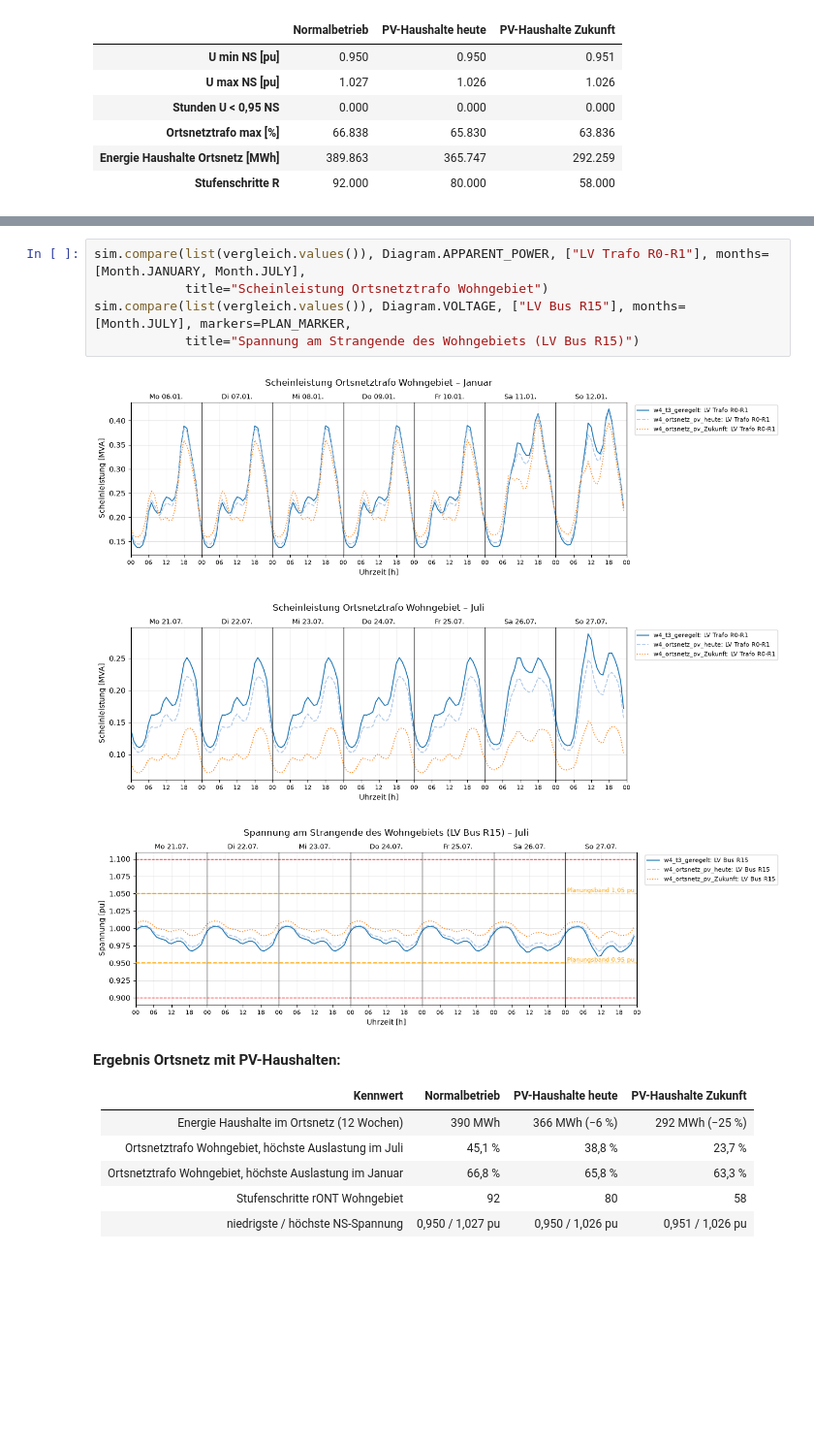
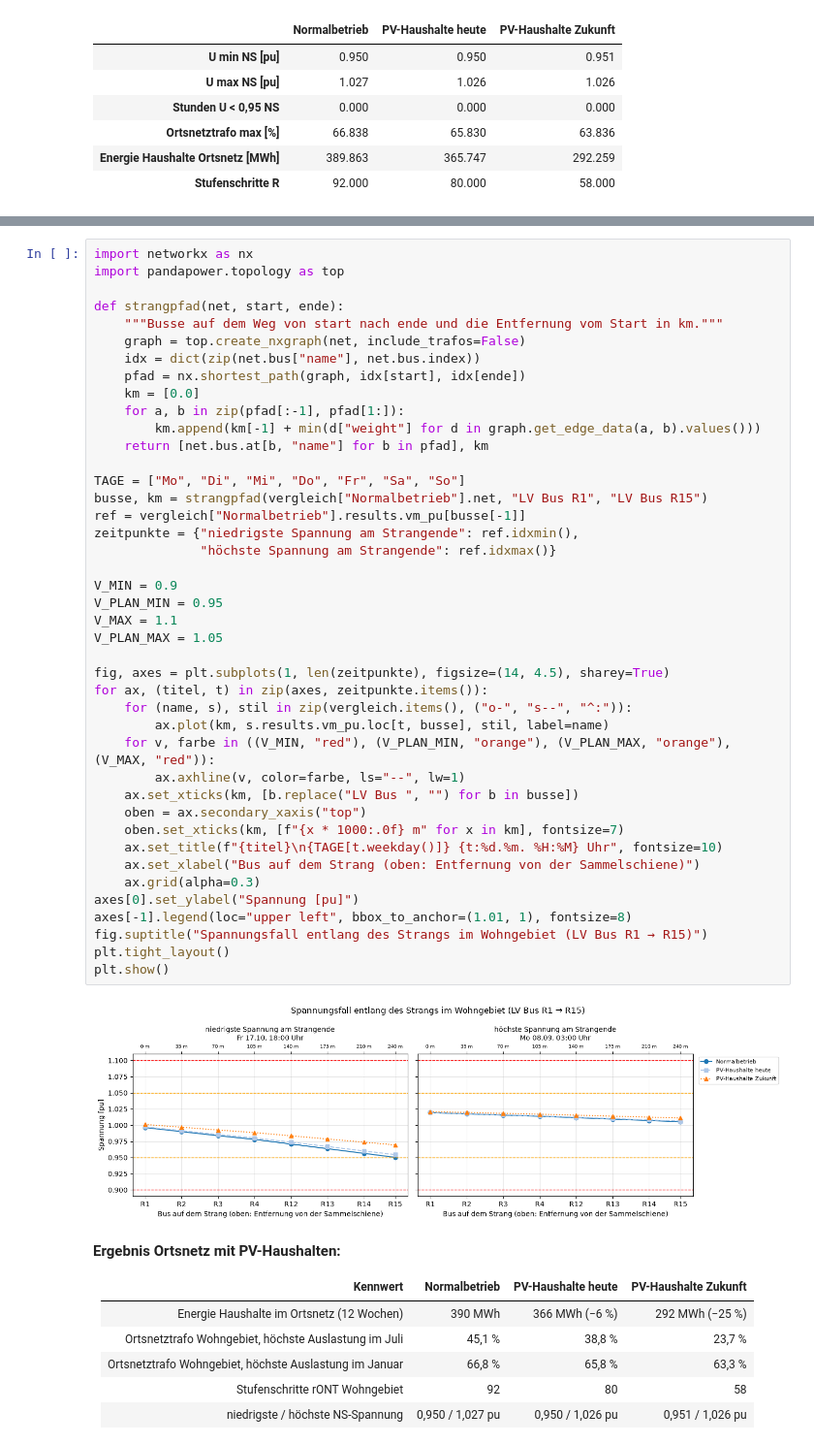
Before and after one commit to RoyalKnighter/SmartGrids, a Jupyter notebook: task4/Task4-4a_Erzeugung_Anschluss.ipynb, the cells around one changed output, grey strips where cells are left out. Shown at 97% size. Saved outputs shown, nothing was run; the diff lists cells and outputs as text; blank space fills up the shorter version.

```diff
--- a/task4/Task4-4a_Erzeugung_Anschluss.ipynb
+++ b/task4/Task4-4a_Erzeugung_Anschluss.ipynb
@@ -568,12 +577,47 @@ plots.table(o_werte[["U min NS [pu]", "U max NS [pu]", "Stunden U < 0,95 NS", "O
 # %%
-sim.compare(list(vergleich.values()), Diagram.APPARENT_POWER, ["LV Trafo R0-R1"], months=[Month.JANUARY, Month.JULY],
-            title="Scheinleistung Ortsnetztrafo Wohngebiet")
-sim.compare(list(vergleich.values()), Diagram.VOLTAGE, ["LV Bus R15"], months=[Month.JULY], markers=PLAN_MARKER,
-            title="Spannung am Strangende des Wohngebiets (LV Bus R15)")
+import networkx as nx
+import pandapower.topology as top
+
+def strangpfad(net, start, ende):
+    """Busse auf dem Weg von start nach ende und die Entfernung vom Start in km."""
+    graph = top.create_nxgraph(net, include_trafos=False)
+    idx = dict(zip(net.bus["name"], net.bus.index))
+    pfad = nx.shortest_path(graph, idx[start], idx[ende])
+    km = [0.0]
+    for a, b in zip(pfad[:-1], pfad[1:]):
+        km.append(km[-1] + min(d["weight"] for d in graph.get_edge_data(a, b).values()))
+    return [net.bus.at[b, "name"] for b in pfad], km
+
+TAGE = ["Mo", "Di", "Mi", "Do", "Fr", "Sa", "So"]
+busse, km = strangpfad(vergleich["Normalbetrieb"].net, "LV Bus R1", "LV Bus R15")
+ref = vergleich["Normalbetrieb"].results.vm_pu[busse[-1]]
+zeitpunkte = {"niedrigste Spannung am Strangende": ref.idxmin(),
+              "höchste Spannung am Strangende": ref.idxmax()}
+
+V_MIN = 0.9
+V_PLAN_MIN = 0.95
+V_MAX = 1.1
+V_PLAN_MAX = 1.05
+
+fig, axes = plt.subplots(1, len(zeitpunkte), figsize=(14, 4.5), sharey=True)
+for ax, (titel, t) in zip(axes, zeitpunkte.items()):
+    for (name, s), stil in zip(vergleich.items(), ("o-", "s--", "^:")):
+        ax.plot(km, s.results.vm_pu.loc[t, busse], stil, label=name)
+    for v, farbe in ((V_MIN, "red"), (V_PLAN_MIN, "orange"), (V_PLAN_MAX, "orange"), (V_MAX, "red")):
+        ax.axhline(v, color=farbe, ls="--", lw=1)
+    ax.set_xticks(km, [b.replace("LV Bus ", "") for b in busse])
+    oben = ax.secondary_xaxis("top")
+    oben.set_xticks(km, [f"{x * 1000:.0f} m" for x in km], fontsize=7)
+    ax.set_title(f"{titel}\n{TAGE[t.weekday()]} {t:%d.%m. %H:%M} Uhr", fontsize=10)
+    ax.set_xlabel("Bus auf dem Strang (oben: Entfernung von der Sammelschiene)")
+    ax.grid(alpha=0.3)
+axes[0].set_ylabel("Spannung [pu]")
+axes[-1].legend(loc="upper left", bbox_to_anchor=(1.01, 1), fontsize=8)
+fig.suptitle("Spannungsfall entlang des Strangs im Wohngebiet (LV Bus R1 → R15)")
+plt.tight_layout()
+plt.show()
 # %% [output]
-[figure, old version]
+[figure, new version]
-[figure, removed]
-[figure, removed]
 # %% [markdown]
 **Ergebnis Ortsnetz mit PV-Haushalten:**
 
```
Also changed, not shown: parts of 1 cell of this notebook, 35 other files.
